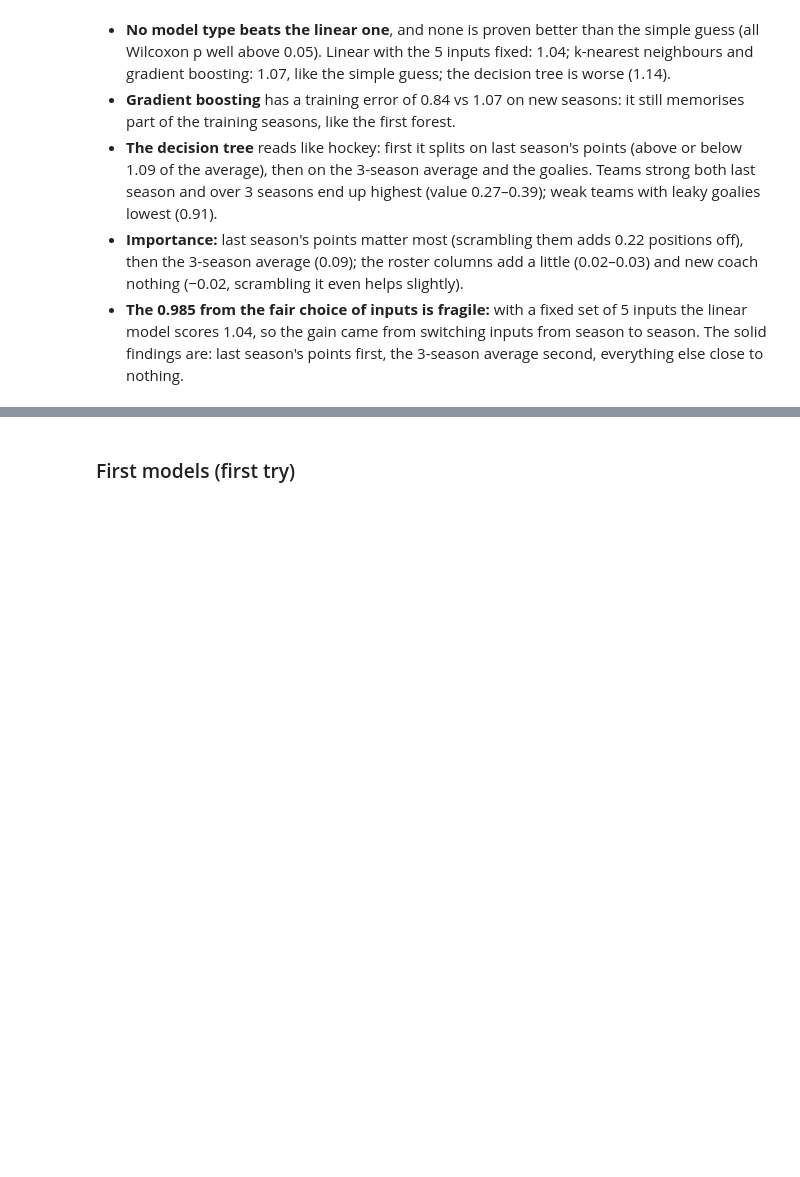
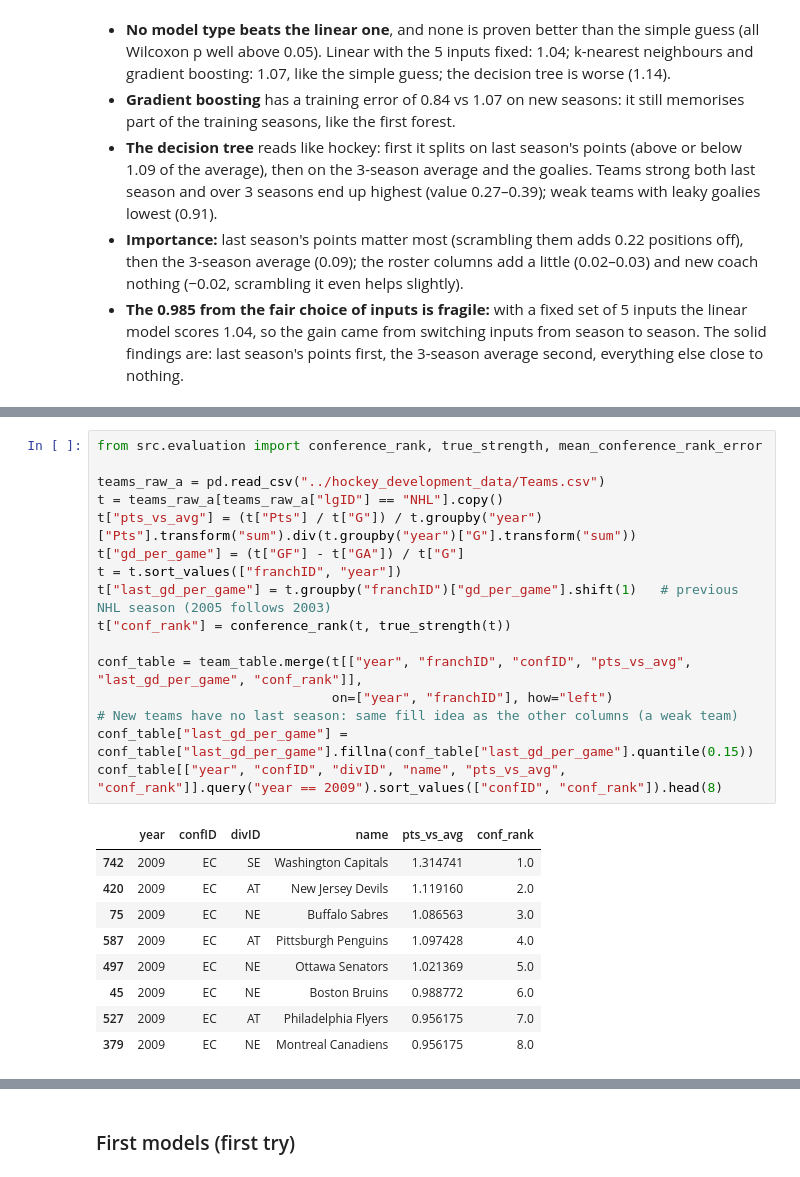
Before and after one commit to up202303702/AC, a Jupyter notebook: notebooks/03_modeling.ipynb, the cells around one changed output, grey strips where cells are left out. Cells and saved outputs as stored; diff of their text form; blank space fills up the shorter version.

```diff
--- a/notebooks/03_modeling.ipynb
+++ b/notebooks/03_modeling.ipynb
@@ -372,0 +432,26 @@ Average accuracy: 0.57
+# %%
+from src.evaluation import conference_rank, true_strength, mean_conference_rank_error
+
+teams_raw_a = pd.read_csv("../hockey_development_data/Teams.csv")
+t = teams_raw_a[teams_raw_a["lgID"] == "NHL"].copy()
+t["pts_vs_avg"] = (t["Pts"] / t["G"]) / t.groupby("year")["Pts"].transform("sum").div(t.groupby("year")["G"].transform("sum"))
+t["gd_per_game"] = (t["GF"] - t["GA"]) / t["G"]
+t = t.sort_values(["franchID", "year"])
+t["last_gd_per_game"] = t.groupby("franchID")["gd_per_game"].shift(1)   # previous NHL season (2005 follows 2003)
+t["conf_rank"] = conference_rank(t, true_strength(t))
+
+conf_table = team_table.merge(t[["year", "franchID", "confID", "pts_vs_avg", "last_gd_per_game", "conf_rank"]],
+                              on=["year", "franchID"], how="left")
+# New teams have no last season: same fill idea as the other columns (a weak team)
+conf_table["last_gd_per_game"] = conf_table["last_gd_per_game"].fillna(conf_table["last_gd_per_game"].quantile(0.15))
+conf_table[["year", "confID", "divID", "name", "pts_vs_avg", "conf_rank"]].query("year == 2009").sort_values(["confID", "conf_rank"]).head(8)
+# %% [output]
+|  | year | confID | divID | name | pts_vs_avg | conf_rank |
+| 742 | 2009 | EC | SE | Washington Capitals | 1.314741 | 1.0 |
+| 420 | 2009 | EC | AT | New Jersey Devils | 1.119160 | 2.0 |
+| 75 | 2009 | EC | NE | Buffalo Sabres | 1.086563 | 3.0 |
+| 587 | 2009 | EC | AT | Pittsburgh Penguins | 1.097428 | 4.0 |
+| 497 | 2009 | EC | NE | Ottawa Senators | 1.021369 | 5.0 |
+| 45 | 2009 | EC | NE | Boston Bruins | 0.988772 | 6.0 |
+| 527 | 2009 | EC | AT | Philadelphia Flyers | 0.956175 | 7.0 |
+| 379 | 2009 | EC | NE | Montreal Canadiens | 0.956175 | 8.0 |
```
Also changed, not shown: parts of 28 cells of this notebook, 16 other files.
